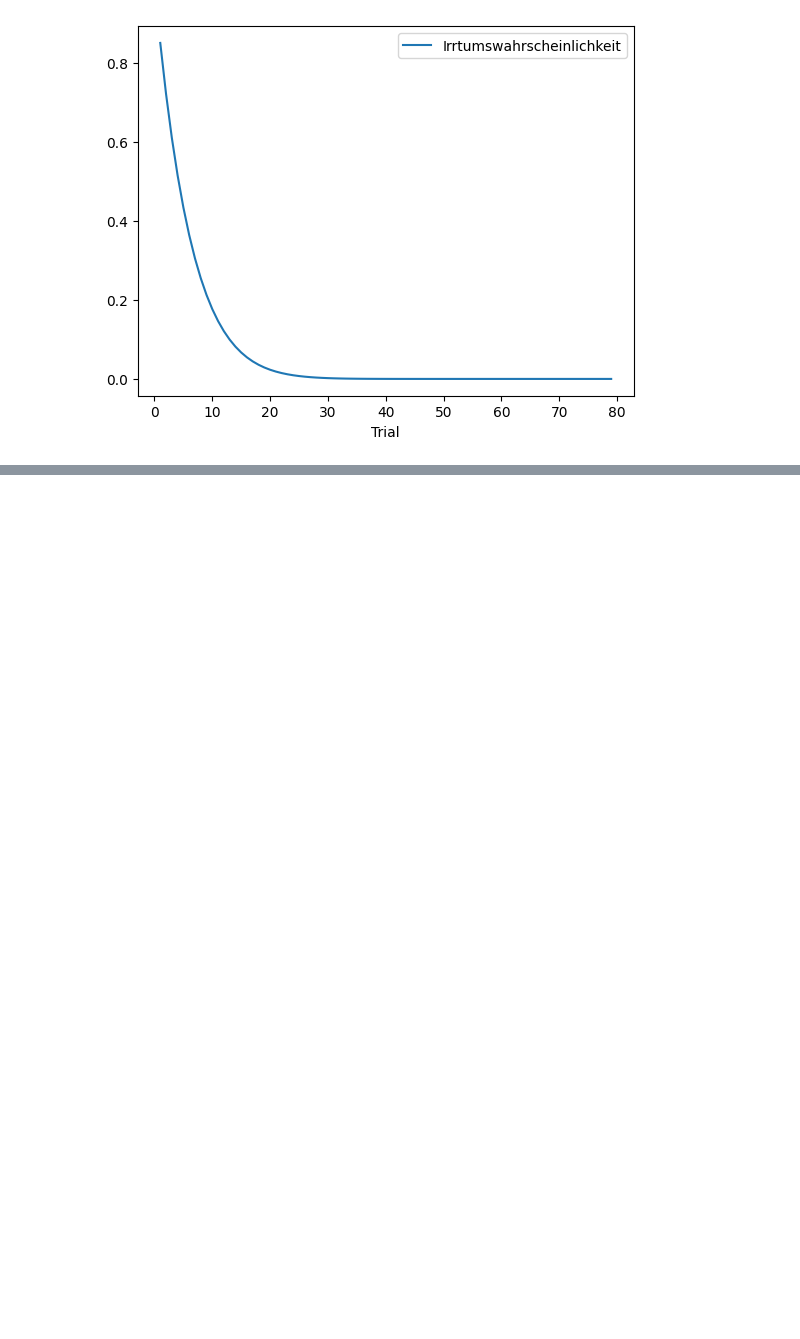
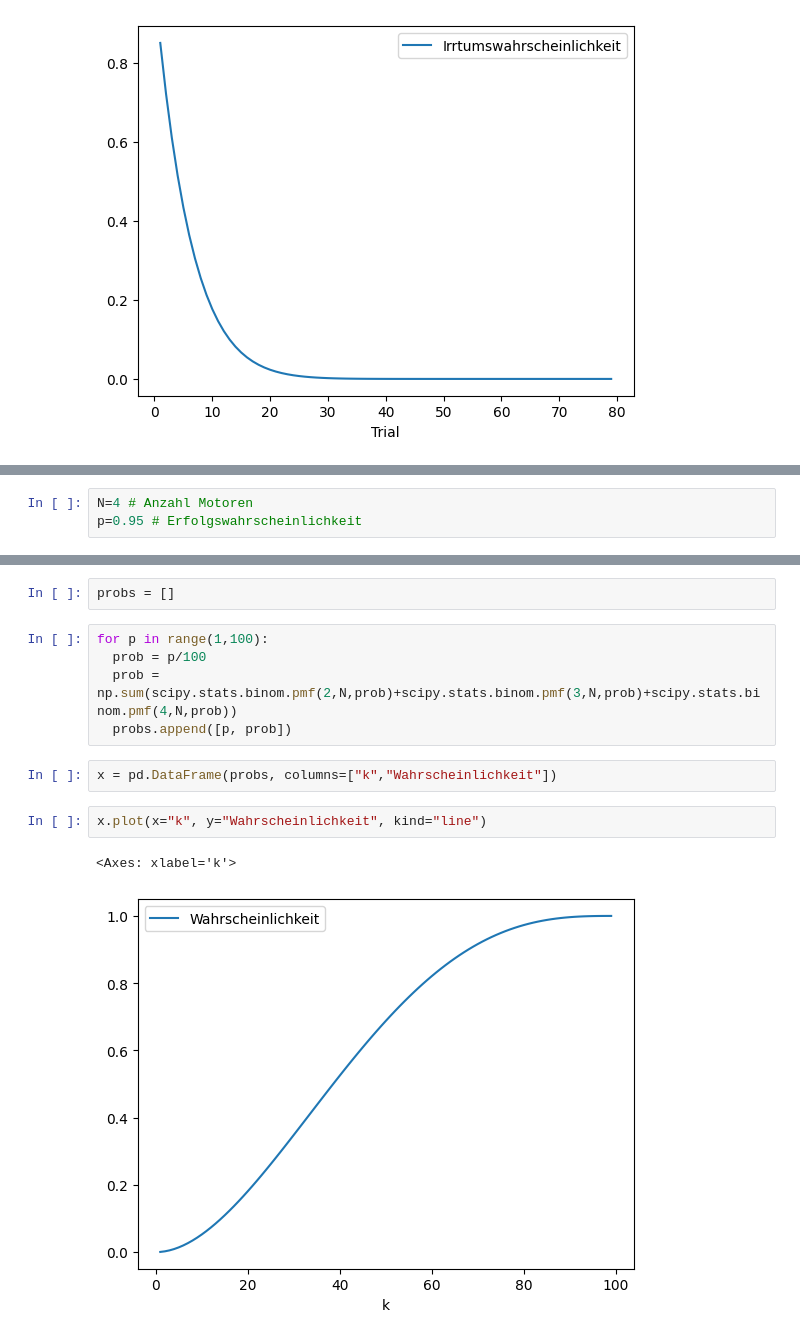
Before and after one commit to AlexKressner/Statistik, a Jupyter notebook: Wahrscheinlichkeitsrechnung.ipynb, the cells around one changed output, grey strips where cells are left out. Drawn from its saved outputs; the diff is of its cells as text; blank space fills up the shorter version.

```diff
--- a/Wahrscheinlichkeitsrechnung.ipynb
+++ b/Wahrscheinlichkeitsrechnung.ipynb
@@ -77,0 +128,3 @@ x.plot(x="Trial", y="Irrtumswahrscheinlichkeit", kind="line")
+# %%
+N=4 # Anzahl Motoren
+p=0.95 # Erfolgswahrscheinlichkeit
@@ -77,0 +135,14 @@ x.plot(x="Trial", y="Irrtumswahrscheinlichkeit", kind="line")
+# %%
+probs = []
+# %%
+for p in range(1,100):
+  prob = p/100
+  prob = np.sum(scipy.stats.binom.pmf(2,N,prob)+scipy.stats.binom.pmf(3,N,prob)+scipy.stats.binom.pmf(4,N,prob))
+  probs.append([p, prob])
+# %%
+x = pd.DataFrame(probs, columns=["k","Wahrscheinlichkeit"])
+# %%
+x.plot(x="k", y="Wahrscheinlichkeit", kind="line")
+# %% [output]
+<Axes: xlabel='k'>
+[figure, added]
```
Also changed, not shown: parts of 17 cells of this notebook.
